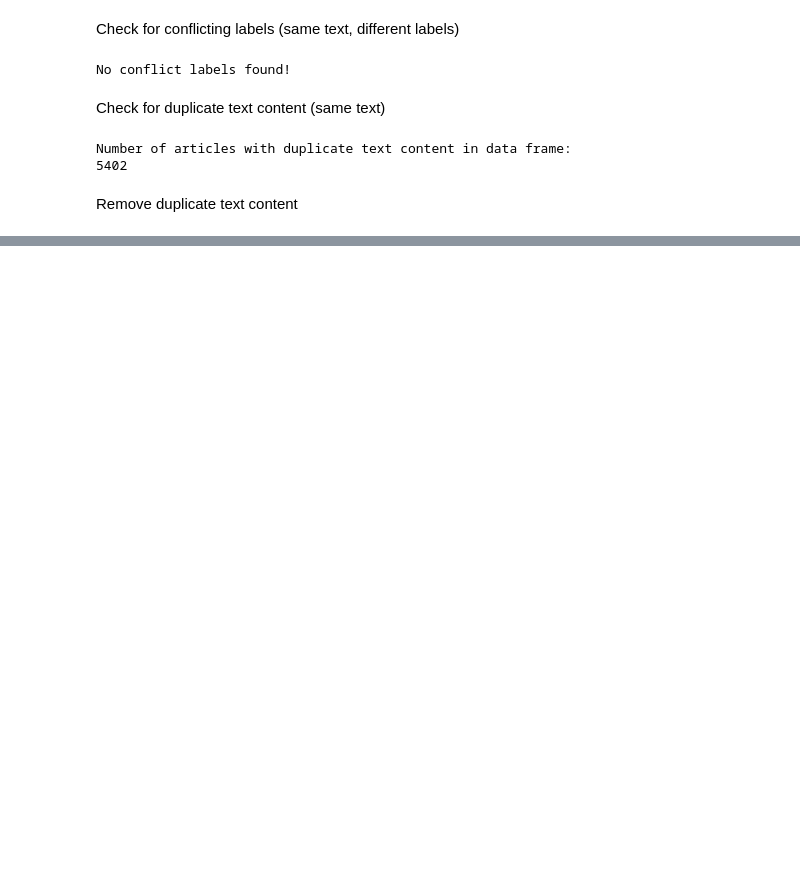
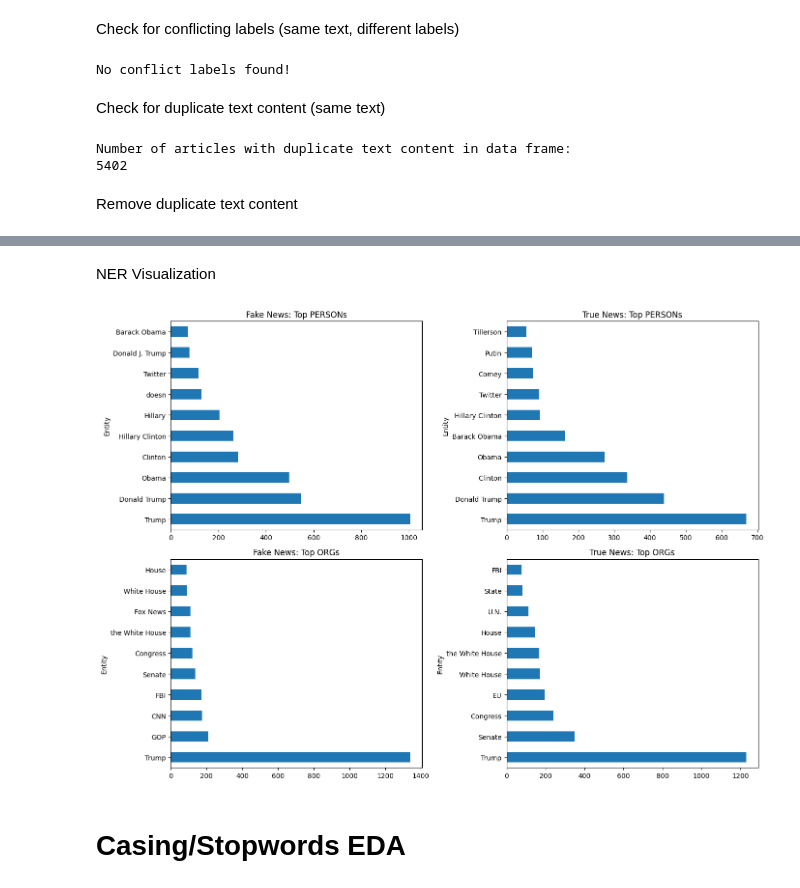
Before and after one commit to Accenture-1a-BTT/accenture-1a-team-project, a Jupyter notebook: FakeNews_Accenture.ipynb, the cells around one changed output, grey strips where cells are left out. Cells and saved outputs as stored; diff of their text form; code cells hidden in the pictures; blank space fills up the shorter version.

```diff
--- a/FakeNews_Accenture.ipynb
+++ b/FakeNews_Accenture.ipynb
@@ -287,0 +834,25 @@ Remove 5402 dulplicate rows
+# %% [markdown]
+NER Visualization
+# %%
+#Converting from lists to DF
+fake_person_df = pd.DataFrame(fake_counts, columns=["Entity", "Count"])
+true_person_df = pd.DataFrame(true_counts, columns=["Entity", "Count"])
+fake_org_df = pd.DataFrame(fake_org_counts, columns=["Entity", "Count"])
+true_org_df = pd.DataFrame(true_org_counts, columns=["Entity", "Count"])
+
+#Creating bar charts
+fig, axes = plt.subplots(2, 2, figsize=(14,10))
+fake_person_df.plot(kind="barh", x="Entity", y="Count", ax=axes[0,0], title="Fake News: Top PERSONs", legend=False)
+true_person_df.plot(kind="barh", x="Entity", y="Count", ax=axes[0,1], title="True News: Top PERSONs", legend=False)
+fake_org_df.plot(kind="barh", x="Entity", y="Count", ax=axes[1,0], title="Fake News: Top ORGs", legend=False)
+true_org_df.plot(kind="barh", x="Entity", y="Count", ax=axes[1,1], title="True News: Top ORGs", legend=False)
+
+plt.tight_layout()
+plt.show()
+#Shows that an organization feature is really important in telling the difference between fake and true as the entities and the frequency
+#of this entites are different but with the people entity both fake and true articles contain similar entities and similar counts.
+#Next steps: Now that article have numeric fetures on entity we can do TF-IDF and then combine that with these features to create our matrix
+# %% [output]
+[figure, added]
+# %% [markdown]
+# Casing/Stopwords EDA
```
Also changed, not shown: parts of 76 cells of this notebook.
